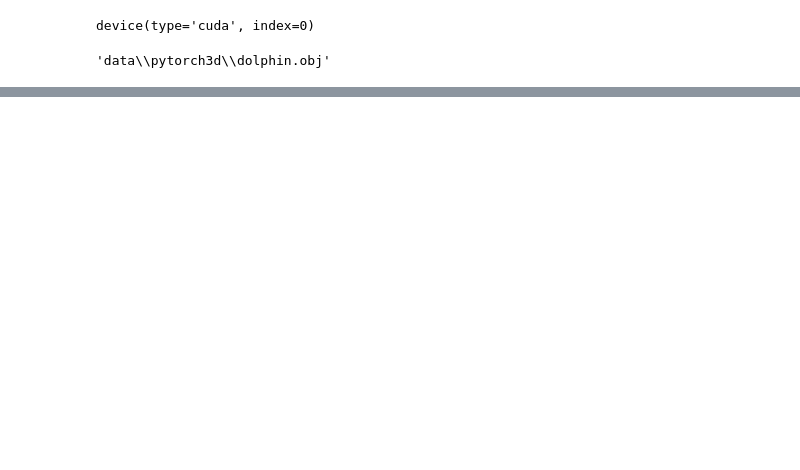
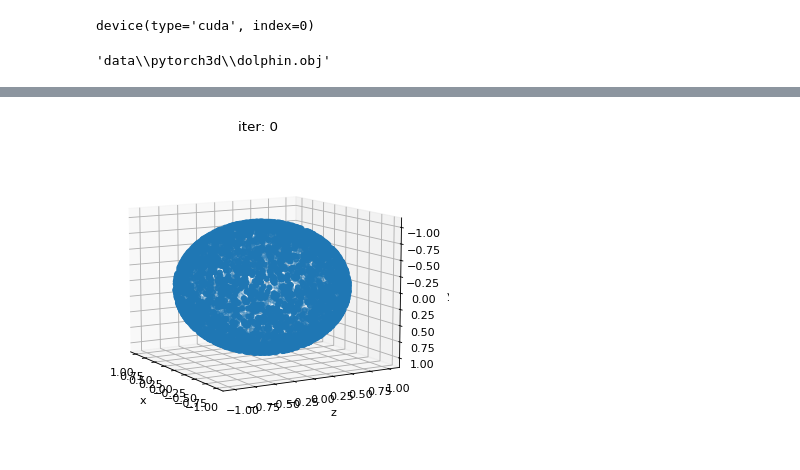
Before and after one commit to NamanZelawat/3D_ML, a Jupyter notebook: pytorch3d_0.ipynb, the cells around one changed output, grey strips where cells are left out. Drawn from its saved outputs; the diff is of its cells as text; code cells hidden in the pictures; blank space fills up the shorter version.

Commit message:
Deform source to mesh complete

```diff
--- a/pytorch3d_0.ipynb
+++ b/pytorch3d_0.ipynb
@@ -92,0 +97,81 @@ trimesh_mesh.show()
+# %%
+# The optimizer
+optimizer = torch.optim.SGD([deform_verts], lr=1.0, momentum=0.9)
+# %%
+def plot_pointcloud(mesh, title=""):
+    # Sample points uniformly from the surface of the mesh.
+    points = sample_points_from_meshes(mesh, 5000)
+    x, y, z = points.clone().detach().cpu().squeeze().unbind(1)
+    fig = plt.figure(figsize=(5, 5))
+    ax = fig.add_subplot(111, projection='3d')
+    ax.scatter3D(x, z, -y)
+    ax.set_xlabel('x')
+    ax.set_ylabel('z')
+    ax.set_zlabel('y')
+    ax.set_title(title)
+    ax.view_init(190, 30)
+    plt.show()
+# %%
+# Number of optimization steps
+Niter = 2000
+# Weight for the chamfer loss
+w_chamfer = 1.0
+# Weight for mesh edge loss
+w_edge = 1.0
+# Weight for mesh normal consistency
+w_normal = 0.01
+# Weight for mesh laplacian smoothing
+w_laplacian = 0.1
+# Plot period for the losses
+plot_period = 250
+loop = tqdm(range(Niter))
+
+chamfer_losses = []
+laplacian_losses = []
+edge_losses = []
+normal_losses = []
+
+for i in loop:
+    # Initialize optimizer
+    optimizer.zero_grad()
+
+    # Deform the mesh
+    new_src_mesh = src_mesh.offset_verts(deform_verts)
+
+    # We sample 5k points from the surface of each mesh
+    sample_trg = sample_points_from_meshes(trg_mesh, 5000)
+    sample_src = sample_points_from_meshes(new_src_mesh, 5000)
+
+    # We compare the two sets of pointclouds by computing (a) the chamfer loss
+    loss_chamfer, _ = chamfer_distance(sample_trg, sample_src)
+
+    # and (b) the edge length of the predicted mesh
+    loss_edge = mesh_edge_loss(new_src_mesh)
+
+    # mesh normal consistency
+    loss_normal = mesh_normal_consistency(new_src_mesh)
+
+    # mesh laplacian smoothing
+    loss_laplacian = mesh_laplacian_smoothing(new_src_mesh, method="uniform")
+
+    # Weighted sum of the losses
+    loss = loss_chamfer * w_chamfer + loss_edge * w_edge + loss_normal * w_normal + loss_laplacian * w_laplacian
+
+    # Print the losses
+    loop.set_description('total_loss = %.6f' % loss)
+
+    # Save the losses for plotting
+    chamfer_losses.append(float(loss_chamfer.detach().cpu()))
+    edge_losses.append(float(loss_edge.detach().cpu()))
+    normal_losses.append(float(loss_normal.detach().cpu()))
+    laplacian_losses.append(float(loss_laplacian.detach().cpu()))
+
+    # Plot mesh
+    if i % plot_period == 0:
+        plot_pointcloud(new_src_mesh, title="iter: %d" % i)
+
+    # Optimization step
+    loss.backward()
+    optimizer.step()
+# %% [output]
+[figure, added]
```
Also changed, not shown: parts of 6 cells of this notebook, 1 other file.
